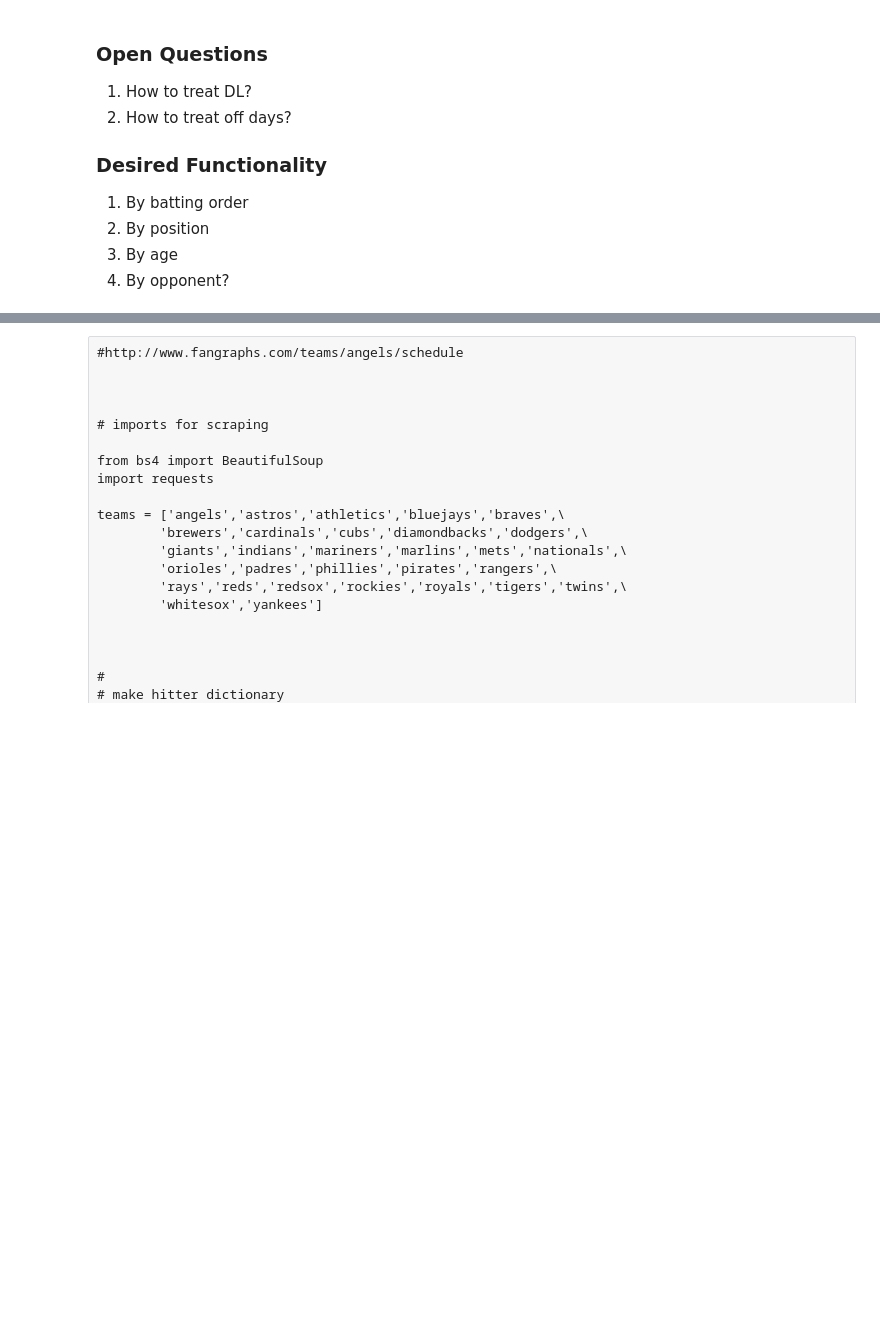
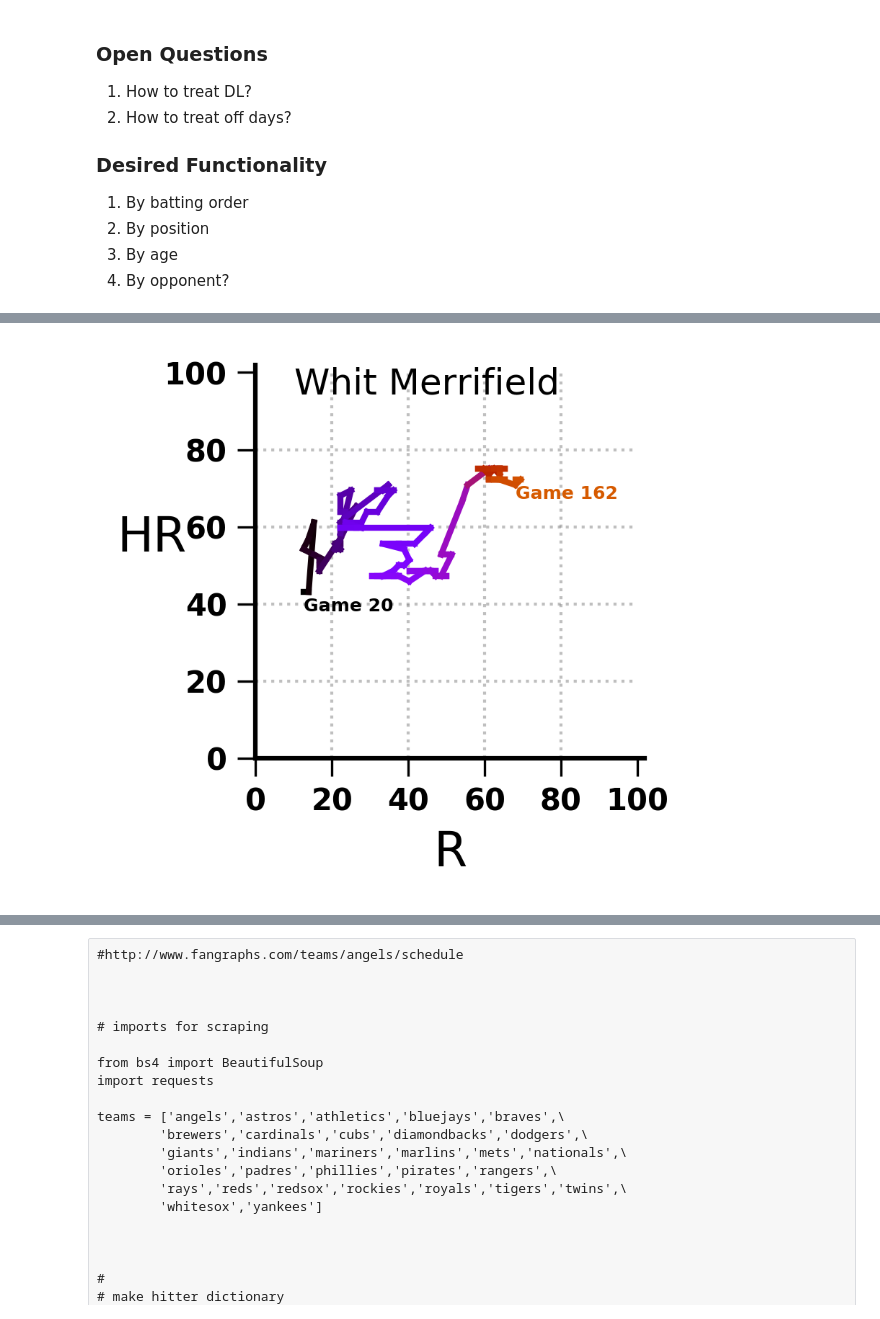
Before and after one commit to fantasy-toolz/SLOAN2018, a Jupyter notebook: GC-Applications1.ipynb, the cells around one changed output, grey strips where cells are left out. Saved outputs shown, nothing was run; the diff lists cells and outputs as text; code cells hidden in the pictures; blank space fills up the shorter version.

```diff
--- a/GC-Applications1.ipynb
+++ b/GC-Applications1.ipynb
@@ -452,0 +1993,94 @@ def make_realization(mod_x,mod_points,nreal=100):
+# %%
+
+
+stat1 = 'R'
+stat2 = 'HR'
+
+pname = 'Whit Merrifield'
+des_pos = '2B'
+plist = []
+
+for indx,plr in enumerate(DDStats['POS'].keys()):
+    if len(np.where(GStats['POS'][plr] == des_pos)[0]) > 50:
+            plist.append(plr)
+
+
+S1 = np.zeros([len(plist),max_day-zero_day])
+S2 = np.zeros([len(plist),max_day-zero_day])
+
+
+#print(plist)
+
+
+#print(len(np.array(DDStats[stat].keys())) )
+
+#for indx,player in enumerate(DDStats[stat].keys()):
+for indx,player in enumerate(np.array(plist)):
+
+    S1[indx] = np.cumsum(GStats[stat1][player])
+    S2[indx] = np.cumsum(GStats[stat2][player])
+
+C1 = np.cumsum(GStats[stat1][pname])[0:162]
+C2 = np.cumsum(GStats[stat2][pname])[0:162]
+
+L1 = np.zeros(162)
+L2 = np.zeros(162)
+
+
+
+from scipy import stats
+
+for game in range(0,162):
+
+    L1[game] = stats.percentileofscore(S1[:,game], C1[game], 'rank')
+    L2[game] = stats.percentileofscore(S2[:,game], C2[game], 'rank')
+
+
+
+
+fig = plt.figure(figsize=(3,2.6),frameon = False)
+ax = fig.add_axes([0.25,0.22,0.6,0.7])
+#ax2 = fig.add_axes([0.81,0.22,0.02,0.7])
+
+for game in range(20,161):
+    ax.plot(L1[game:game+2],L2[game:game+2],color=cm.gnuplot((game-20.)/200.,1.))
+
+
+ax.text(L1[20],L2[20] - 5.,'Game 20',color=cm.gnuplot((20.-20.)/200.,1.),size=6)
+ax.text(L1[161],L2[161] - 5.,'Game 162',color=cm.gnuplot((161.-20.)/200.,1.),size=6)
+
+
+
+
+
+for perc in [20,40,60,80]:
+    ax.plot([0,100],[perc,perc],color='gray',lw=1.,alpha=0.5,zorder=-9,linestyle='dotted')
+    ax.plot([perc,perc],[0,100],color='gray',lw=1.,alpha=0.5,zorder=-9,linestyle='dotted')
+
+
+ax.set_xlabel(stat1,size=16)
+
+ax.set_xticks([0.,20.,40.,60.,80.,100.])
+
+ax.set_ylabel(stat2,size=16,rotation=0.)
+
+_ = ax.axis([0.,102.,0.,102.])
+
+
+ax.set_title(pname,size=12, x=.1, y=.88, ha='left')
+
+#cmap = mpl.cm.gnuplot; norm = mpl.colors.Normalize(vmin=0, vmax=100)
+#cb1 = mpl.colorbar.ColorbarBase(ax2, cmap=cmap,norm=norm)
+#cb1.set_label('Percentile',size=18)
+
+#fig.tight_layout()
+
+ax.spines['top'].set_visible(False)
+ax.spines['right'].set_visible(False)
+ax.spines['left'].set_linewidth(1.5)
+ax.spines['bottom'].set_linewidth(1.5)
+
+
+plt.savefig('/Users/mpetersen/Desktop/'+pname+'_'+stat1+'_'+stat2+'.png',bbox_inches='tight',facecolor='w',dpi=300)
+# %% [output]
+[figure, added]
```
Also changed, not shown: parts of 33 cells of this notebook, 1 other file.
